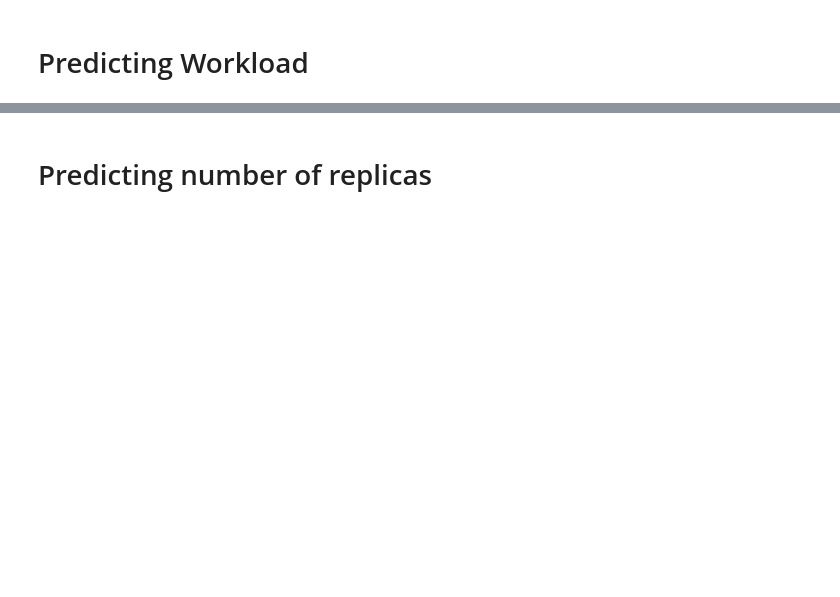
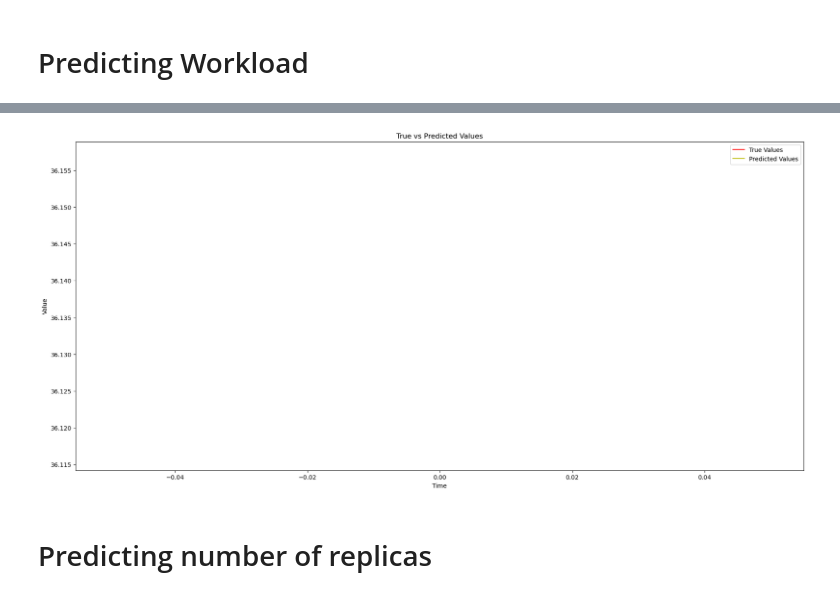
Before and after one commit to BrandonStreets-Mcleod/dissertation-test-code, a Jupyter notebook: Python/forecasting-model-test.ipynb, the cells around one changed output, grey strips where cells are left out. Drawn from its saved outputs; the diff is of its cells as text; code cells hidden in the pictures; blank space fills up the shorter version.

```diff
--- a/Python/forecasting-model-test.ipynb
+++ b/Python/forecasting-model-test.ipynb
@@ -105,9 +151,9 @@ def forecast(x_val, no_of_pred, ind):
     return np.array(predictions)
 
 # Number of predictions in 15s intervals (10 mins)
-no_of_pred = 40
-# 2 hours of data to predict from
-ind = 720
+no_of_pred = 1
+# number hours of data to predict from
+ind = int(1 * 240)
 y_pred= forecast(x_val,no_of_pred,ind).reshape(-1, 1)
 y_true = y_val[ind:ind+(no_of_pred)].reshape(-1, 1)
 
@@ -134,3 +180,4 @@ def plot(y_true, y_pred):
     plt.title('True vs Predicted Values')
     plt.show()
 plot(y_true,y_pred)
+# %% [output]
@@ -137,3 +186,4 @@ plot(y_true,y_pred)
+[figure, added]
 # %% [markdown]
 # Predicting number of replicas
 # %%
```
Also changed, not shown: parts of 3 cells of this notebook, 2 other files.
